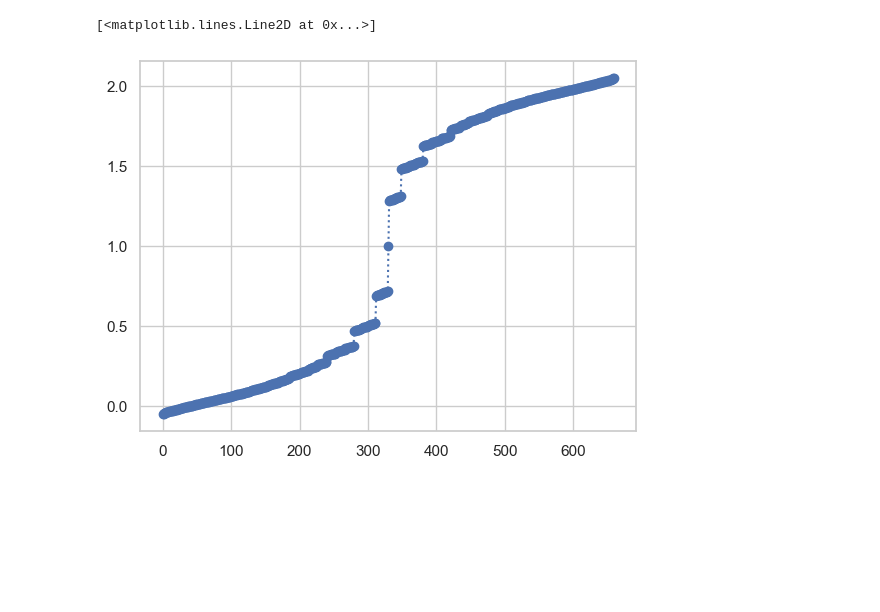
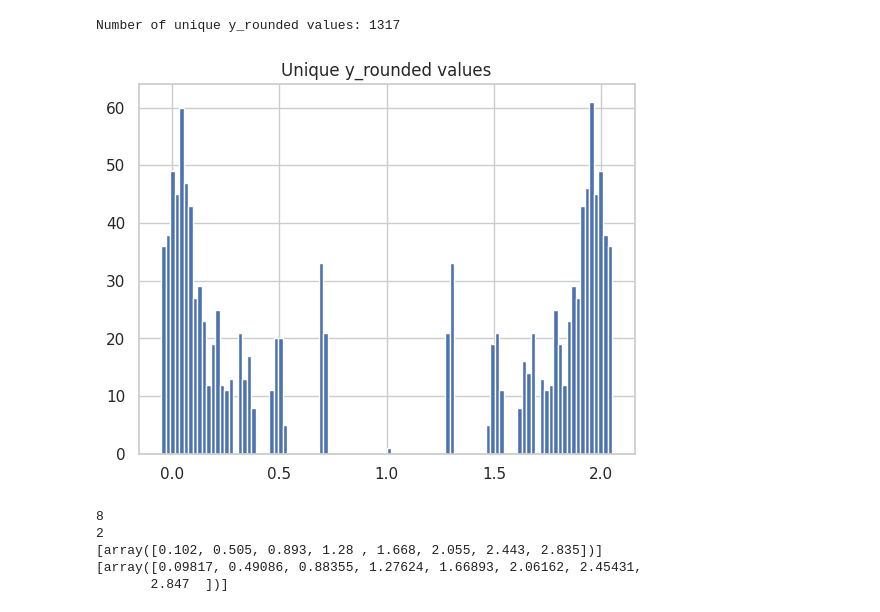
Before and after one commit to alexliberzonlab/sari-data, a Jupyter notebook: data_to_plot.ipynb, the cells around one changed output. Cells and saved outputs as stored; diff of their text form; code cells hidden in the pictures; blank space fills up the shorter version.

```diff
--- a/data_to_plot.ipynb
+++ b/data_to_plot.ipynb
@@ -23,10 +23,12 @@ def load_data(file_path):
     """
     try:
         data = pd.read_csv(file_path, header=0)
-        float_cols = data.select_dtypes(include='float').columns
-        data[float_cols] = data[float_cols].round(3)
         # Remove leading/trailing spaces and replace internal spaces with underscores
         data.columns = [col.strip().replace(' ', '_') for col in data.columns]
+        data = data.rename(columns={'y-coordinate': 'y', 'x-coordinate': 'x', 'pressure':'p', 'z-coordinate':'z' ,'x-velocity': 'U', 'y-velocity':'v'})
+        data['x_rounded'] = data['x'].round(3)
+        data['y_rounded'] = data['y'].round(4)
+        data['z_rounded'] = data['z'].round(3)
         return data
     except Exception as e:
         print(f"Error loading data from {file_path}: {e}")
@@ -53,5 +66,33 @@ df['y-coordinate'].unique().shape
 # %%
-plt.plot(df['y-coordinate'].unique(),':o')
+unique_y = df['y_rounded'].unique()
+print(f"Number of unique y_rounded values: {len(unique_y)}")
+
+plt.hist(unique_y,bins=100)
+plt.title("Unique y_rounded values")
+plt.show()
 # %% [output]
-[<matplotlib.lines.Line2D at 0x...>]
+Number of unique y_rounded values: 1317
-[figure, old version]
+[figure, new version]
+# %%
+amp=0.05
+lam=0.39269
+theta_target=0.09817
+length=3.14159
+x_target=float(theta_target*length/3.14159)
+period=float(lam*length/3.14159)
+periods_number=round(3.14159/lam)
+node_period=round((len(unique_x)-1)/periods_number)
+print(node_period)
+node_target=round((theta_target/lam)*node_period)
+print(node_target)
+node_sel=unique_x[node_target::node_period]
+x_sel=list(np.arange(x_target, length  , period))
+x_sel=np.round(x_sel, 5)
+print([node_sel])
+print([x_sel])
+# %% [output]
+8
+2
+[array([0.102, 0.505, 0.893, 1.28 , 1.668, 2.055, 2.443, 2.835])]
+[array([0.09817, 0.49086, 0.88355, 1.27624, 1.66893, 2.06162, 2.45431,
+       2.847  ])]
```
Also changed, not shown: parts of 11 cells of this notebook, 2 other files.
